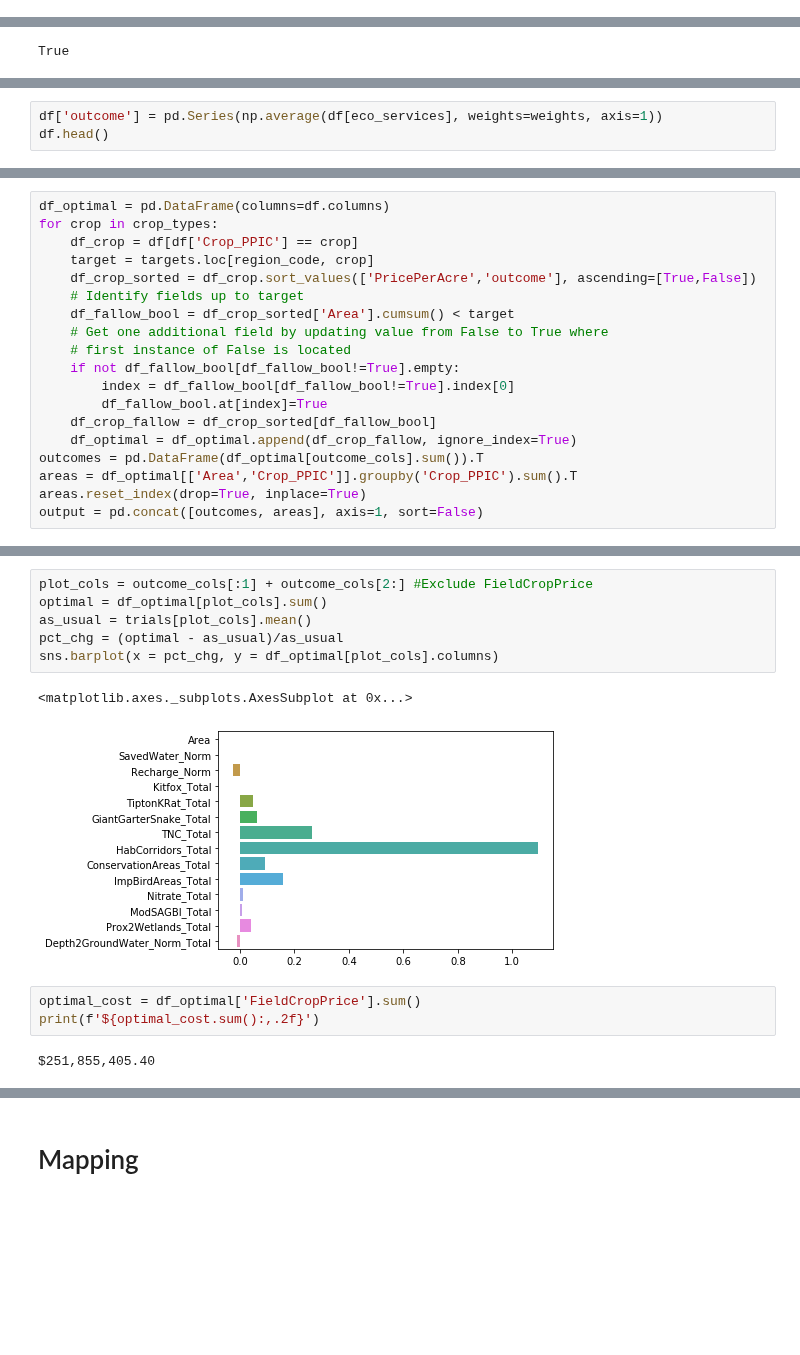
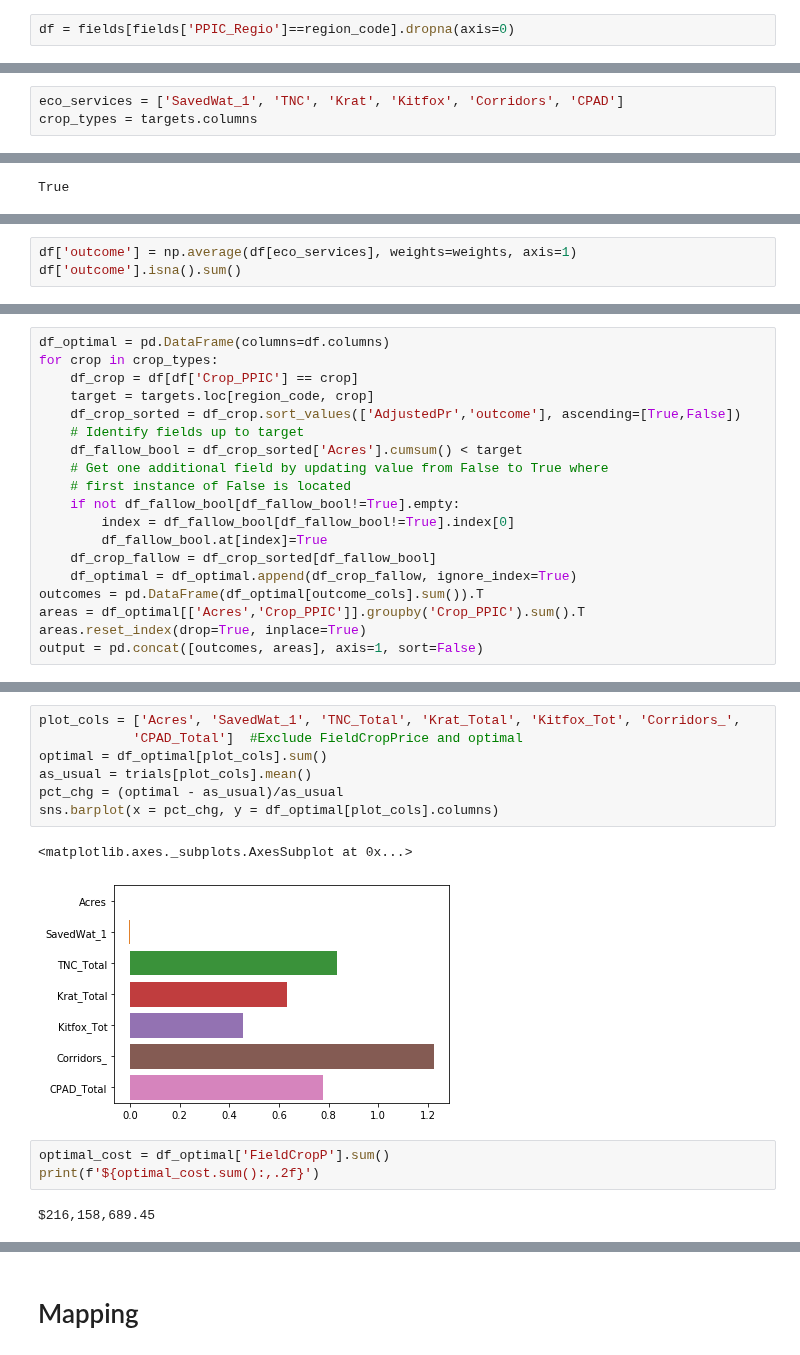
Before and after one commit to eanderson-ei/cv-mbom, a Jupyter notebook: notebooks/030-strategic.ipynb, the cells around one changed output, grey strips where cells are left out. Saved outputs shown, nothing was run; the diff lists cells and outputs as text; blank space fills up the shorter version.

Commit message:
Finalized 020 and 030 for all regions. Ran all regions

```diff
--- a/notebooks/030-strategic.ipynb
+++ b/notebooks/030-strategic.ipynb
@@ -48,0 +26,2 @@ crop_types = targets.columns
+# %%
+df = fields[fields['PPIC_Regio']==region_code].dropna(axis=0)
@@ -49,3 +38,6 @@ crop_types = targets.columns
+# %%
+eco_services = ['SavedWat_1', 'TNC', 'Krat', 'Kitfox', 'Corridors', 'CPAD']
+crop_types = targets.columns
 # %%
 # Create weights table with equal weights
 # weight_vals = [1/len(eco_services)] * len(eco_services)
@@ -87,4 +72,4 @@ array([ True,  True,  True,  True,  True,  True,  True,  True,  True,
 # %%
-df['outcome'] = pd.Series(np.average(df[eco_services], weights=weights, axis=1))
-df.head()
+df['outcome'] = np.average(df[eco_services], weights=weights, axis=1)
+df['outcome'].isna().sum()
 # %% [output]
@@ -106,9 +92,9 @@ df_optimal = pd.DataFrame(columns=df.columns)
 for crop in crop_types:
     df_crop = df[df['Crop_PPIC'] == crop]
     target = targets.loc[region_code, crop]
-    df_crop_sorted = df_crop.sort_values(['PricePerAcre','outcome'], ascending=[True,False])
+    df_crop_sorted = df_crop.sort_values(['AdjustedPr','outcome'], ascending=[True,False])
     # Identify fields up to target
-    df_fallow_bool = df_crop_sorted['Area'].cumsum() < target
+    df_fallow_bool = df_crop_sorted['Acres'].cumsum() < target
     # Get one additional field by updating value from False to True where
     # first instance of False is located
     if not df_fallow_bool[df_fallow_bool!=True].empty:
@@ -117,7 +103,7 @@ for crop in crop_types:
     df_crop_fallow = df_crop_sorted[df_fallow_bool]
     df_optimal = df_optimal.append(df_crop_fallow, ignore_index=True)
 outcomes = pd.DataFrame(df_optimal[outcome_cols].sum()).T
-areas = df_optimal[['Area','Crop_PPIC']].groupby('Crop_PPIC').sum().T
+areas = df_optimal[['Acres','Crop_PPIC']].groupby('Crop_PPIC').sum().T
 areas.reset_index(drop=True, inplace=True)
 output = pd.concat([outcomes, areas], axis=1, sort=False)
 # %%
@@ -140,15 +134,16 @@ df_optimal.to_csv(out_name)
 # %%
-plot_cols = outcome_cols[:1] + outcome_cols[2:] #Exclude FieldCropPrice
+plot_cols = ['Acres', 'SavedWat_1', 'TNC_Total', 'Krat_Total', 'Kitfox_Tot', 'Corridors_',
+            'CPAD_Total']  #Exclude FieldCropPrice and optimal
 optimal = df_optimal[plot_cols].sum()
 as_usual = trials[plot_cols].mean()
 pct_chg = (optimal - as_usual)/as_usual
 sns.barplot(x = pct_chg, y = df_optimal[plot_cols].columns)
 # %% [output]
 <matplotlib.axes._subplots.AxesSubplot at 0x...>
-[figure, old version]
+[figure, new version]
 # %%
-optimal_cost = df_optimal['FieldCropPrice'].sum()
+optimal_cost = df_optimal['FieldCropP'].sum()
 print(f'${optimal_cost.sum():,.2f}')
 # %% [output]
-$251,855,405.40
+$216,158,689.45
 # %%
```
Also changed, not shown: parts of 38 cells of this notebook, 16 other files.
